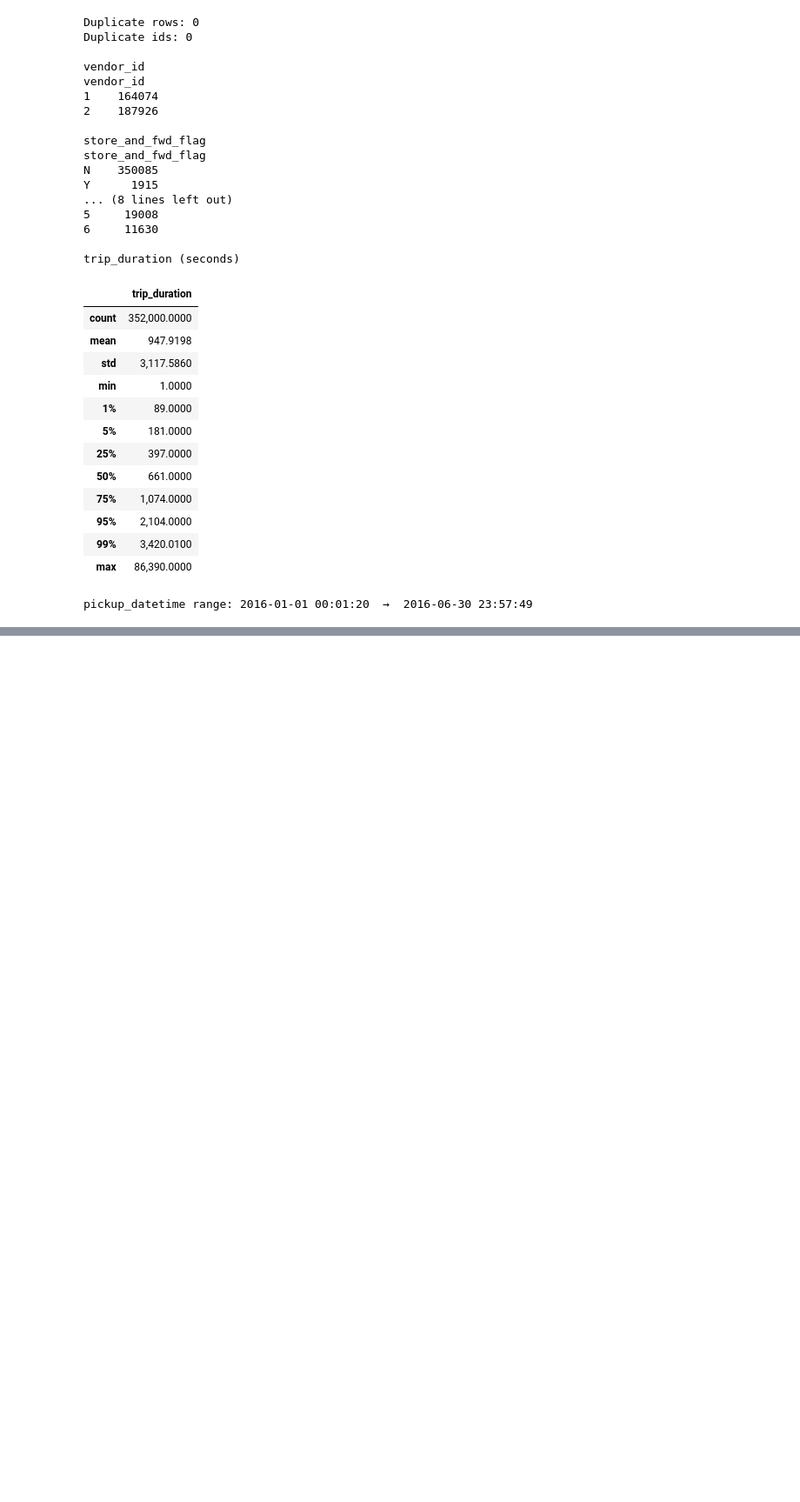
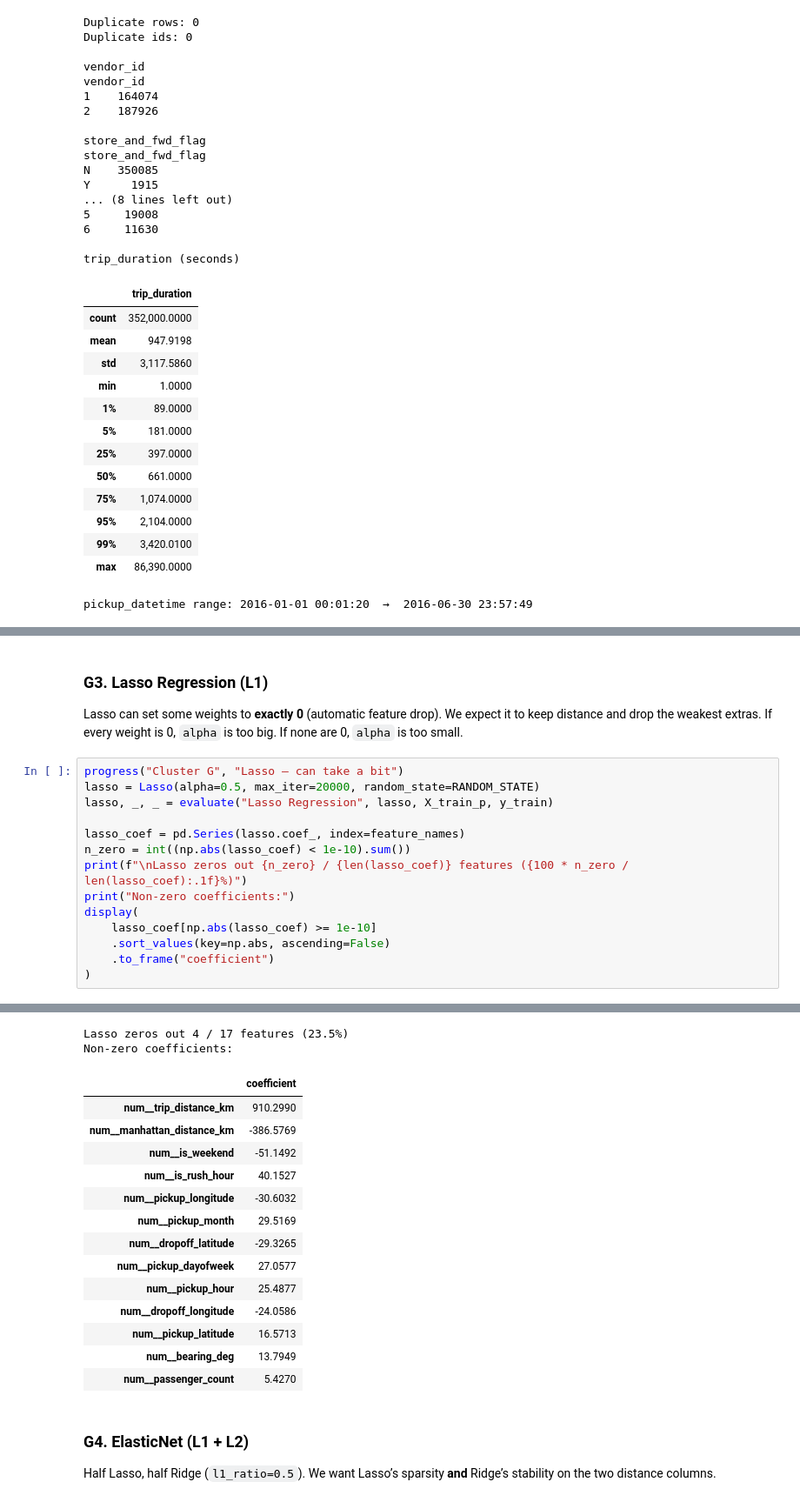
Before and after one commit to SathanRK/ML_CAPSTONE, a Jupyter notebook: review1.ipynb, the cells around one changed output, grey strips where cells are left out. Shown at 87% size. Cells and saved outputs as stored; diff of their text form; blank space fills up the shorter version.

Commit message:
Ten regression models

```diff
--- a/review1.ipynb
+++ b/review1.ipynb
@@ -712,0 +843,19 @@ First processed feature names:
+# %% [markdown]
+### G3. Lasso Regression (L1)
+
+Lasso can set some weights to **exactly 0** (automatic feature drop). We expect it to keep distance and drop the weakest extras. If every weight is 0, `alpha` is too big. If none are 0, `alpha` is too small.
+# %%
+progress("Cluster G", "Lasso — can take a bit")
+lasso = Lasso(alpha=0.5, max_iter=20000, random_state=RANDOM_STATE)
+lasso, _, _ = evaluate("Lasso Regression", lasso, X_train_p, y_train)
+
+lasso_coef = pd.Series(lasso.coef_, index=feature_names)
+n_zero = int((np.abs(lasso_coef) < 1e-10).sum())
+print(f"\nLasso zeros out {n_zero} / {len(lasso_coef)} features ({100 * n_zero / len(lasso_coef):.1f}%)")
+print("Non-zero coefficients:")
+display(
+    lasso_coef[np.abs(lasso_coef) >= 1e-10]
+    .sort_values(key=np.abs, ascending=False)
+    .to_frame("coefficient")
+)
+# %% [output]
@@ -712,0 +868,20 @@ First processed feature names:
+Lasso zeros out 4 / 17 features (23.5%)
+Non-zero coefficients:
+|  | coefficient |
+| num__trip_distance_km | 910.2990 |
+| num__manhattan_distance_km | -386.5769 |
+| num__is_weekend | -51.1492 |
+| num__is_rush_hour | 40.1527 |
+| num__pickup_longitude | -30.6032 |
+| num__pickup_month | 29.5169 |
+| num__dropoff_latitude | -29.3265 |
+| num__pickup_dayofweek | 27.0577 |
+| num__pickup_hour | 25.4877 |
+| num__dropoff_longitude | -24.0586 |
+| num__pickup_latitude | 16.5713 |
+| num__bearing_deg | 13.7949 |
+| num__passenger_count | 5.4270 |
+# %% [markdown]
+### G4. ElasticNet (L1 + L2)
+
+Half Lasso, half Ridge (`l1_ratio=0.5`). We want Lasso’s sparsity **and** Ridge’s stability on the two distance columns.
```
Also changed, not shown: parts of 36 cells of this notebook, 2 other files.
